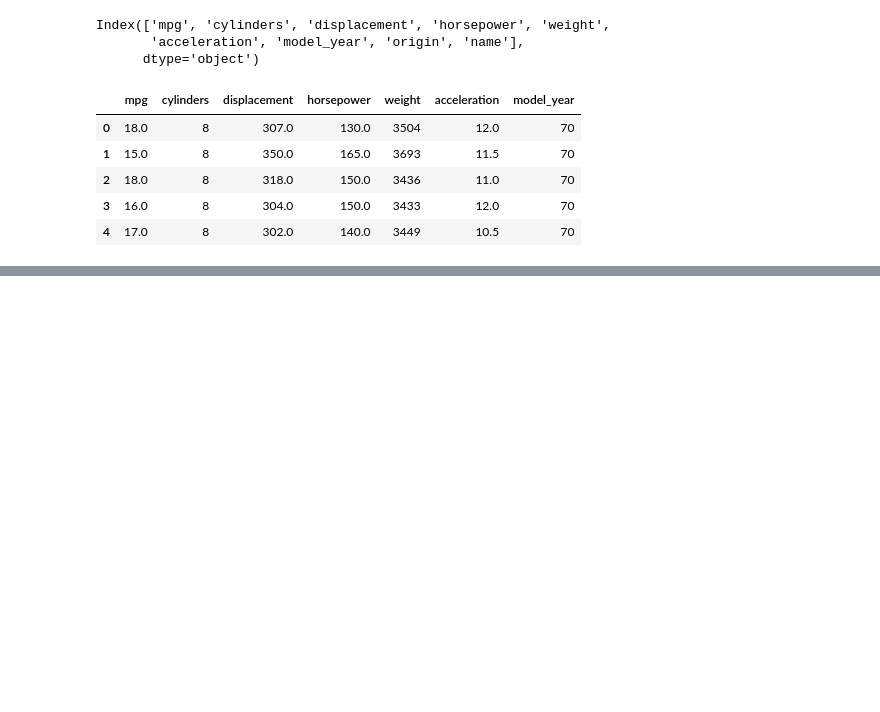
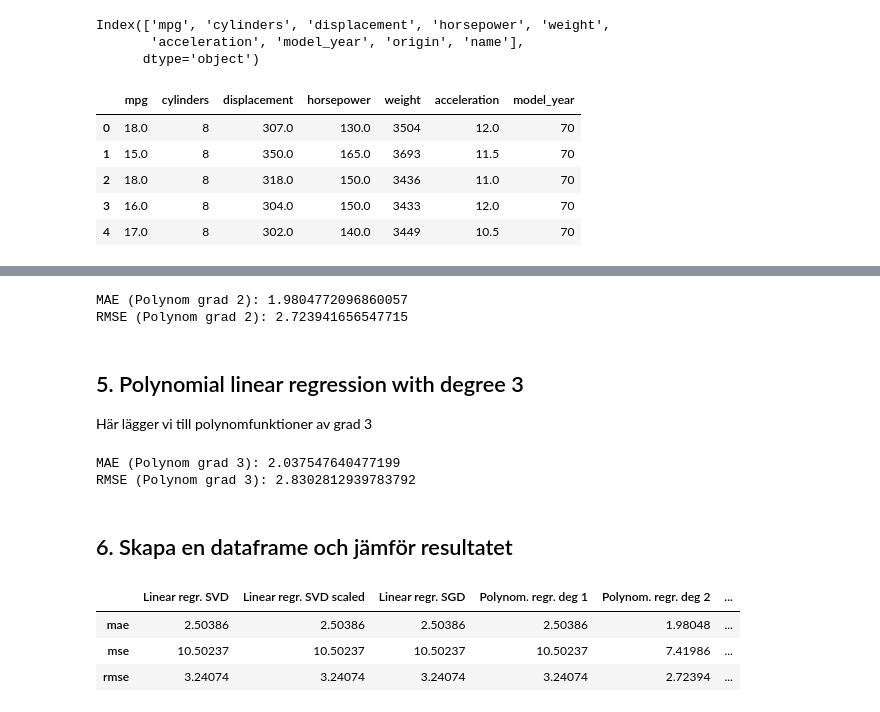
Before and after one commit to n00rp/Machine-Learning, a Jupyter notebook: Övningsuppgifter/E01_sklearn.ipynb, the cells around one changed output, grey strips where cells are left out. Cells and saved outputs as stored; diff of their text form; code cells hidden in the pictures; blank space fills up the shorter version.

Commit message:
Uppladdning av E01_sklearn som färdig

```diff
--- a/Övningsuppgifter/E01_sklearn.ipynb
+++ b/Övningsuppgifter/E01_sklearn.ipynb
@@ -170,0 +291,6 @@ Vi skall dela upp datan i test och träningsdata
+# %%
+model_svd = LinearRegression()
+mse_sgd = mse_svd
+mae_sgd = mae_svd
+mse_sgd = mse_svd
+rmse_sgd = rmse_svd
@@ -170,0 +300,72 @@ Vi skall dela upp datan i test och träningsdata
+# %%
+from sklearn.preprocessing import PolynomialFeatures
+
+# Skapa polynomfunktioner (grad 2)
+poly_2 = PolynomialFeatures(degree=2, include_bias=False)
+X_train_poly_2 = poly_2.fit_transform(X_train)
+X_test_poly_2 = poly_2.transform(X_test)
+
+# Skapa och träna en linjär regressionsmodell med polynomfunktioner
+model_poly_2 = LinearRegression()
+model_poly_2.fit(X_train_poly_2, y_train)
+
+# Gör förutsägelser och beräkna felmåtten
+y_pred_poly_2 = model_poly_2.predict(X_test_poly_2)
+mae_poly_2 = mean_absolute_error(y_test, y_pred_poly_2)
+rmse_poly_2 = np.sqrt(mean_squared_error(y_test, y_pred_poly_2))
+mse_poly_2 = mean_squared_error(y_test, y_pred_poly_2)
+
+
+print(f"MAE (Polynom grad 2): {mae_poly_2}")
+print(f"RMSE (Polynom grad 2): {rmse_poly_2}")
+# %% [output]
+MAE (Polynom grad 2): 1.9804772096860057
+RMSE (Polynom grad 2): 2.723941656547715
+# %% [markdown]
+## 5. Polynomial linear regression with degree 3
+Här lägger vi till polynomfunktioner av grad 3
+# %%
+# Skapa polynomfunktioner (grad 3)
+poly_3 = PolynomialFeatures(degree=3, include_bias=False)
+X_train_poly_3 = poly_3.fit_transform(X_train)
+X_test_poly_3 = poly_3.transform(X_test)
+
+# Skapa och träna en linjär regressionsmodell med polynomfunktioner
+model_poly_3 = LinearRegression()
+model_poly_3.fit(X_train_poly_3, y_train)
+
+# Gör förutsägelser och beräkna felmåtten
+y_pred_poly_3 = model_poly_3.predict(X_test_poly_3)
+mae_poly_3 = mean_absolute_error(y_test, y_pred_poly_3)
+rmse_poly_3 = np.sqrt(mean_squared_error(y_test, y_pred_poly_3))
+mse_poly_3 = mean_squared_error(y_test, y_pred_poly_3)
+
+
+print(f"MAE (Polynom grad 3): {mae_poly_3}")
+print(f"RMSE (Polynom grad 3): {rmse_poly_3}")
+# %% [output]
+MAE (Polynom grad 3): 2.037547640477199
+RMSE (Polynom grad 3): 2.8302812939783792
+# %% [markdown]
+## 6. Skapa en dataframe och jämför resultatet
+# %%
+# Skapa en DataFrame med resultaten
+results_df = pd.DataFrame({
+    'Linear regr. SVD': [mae_svd, mse_svd, rmse_svd],
+    'Linear regr. SVD scaled': [mae_svd_scaled, mse_svd_scaled, rmse_svd_scaled],
+    'Linear regr. SGD': [mae_sgd, mse_sgd, rmse_sgd],
+    'Polynom. regr. deg 1': [mae_svd, mse_svd, rmse_svd],  # Samma som SVD
+    'Polynom. regr. deg 2': [mae_poly_2, mse_poly_2, rmse_poly_2],
+    'Polynom. regr. deg 3': [mae_poly_3, mse_poly_3, rmse_poly_3]
+}, index=['mae', 'mse', 'rmse'])
+
+# Formatera talen till 5 decimaler
+results_df = results_df.round(5)
+
+# Visa tabellen
+results_df.head()
+# %% [output]
+|  | Linear regr. SVD | Linear regr. SVD scaled | Linear regr. SGD | Polynom. regr. deg 1 | Polynom. regr. deg 2 | ... |
+| mae | 2.50386 | 2.50386 | 2.50386 | 2.50386 | 1.98048 | ... |
+| mse | 10.50237 | 10.50237 | 10.50237 | 10.50237 | 7.41986 | ... |
+| rmse | 3.24074 | 3.24074 | 3.24074 | 3.24074 | 2.72394 | ... |
```
Also changed, not shown: parts of 11 cells of this notebook.
